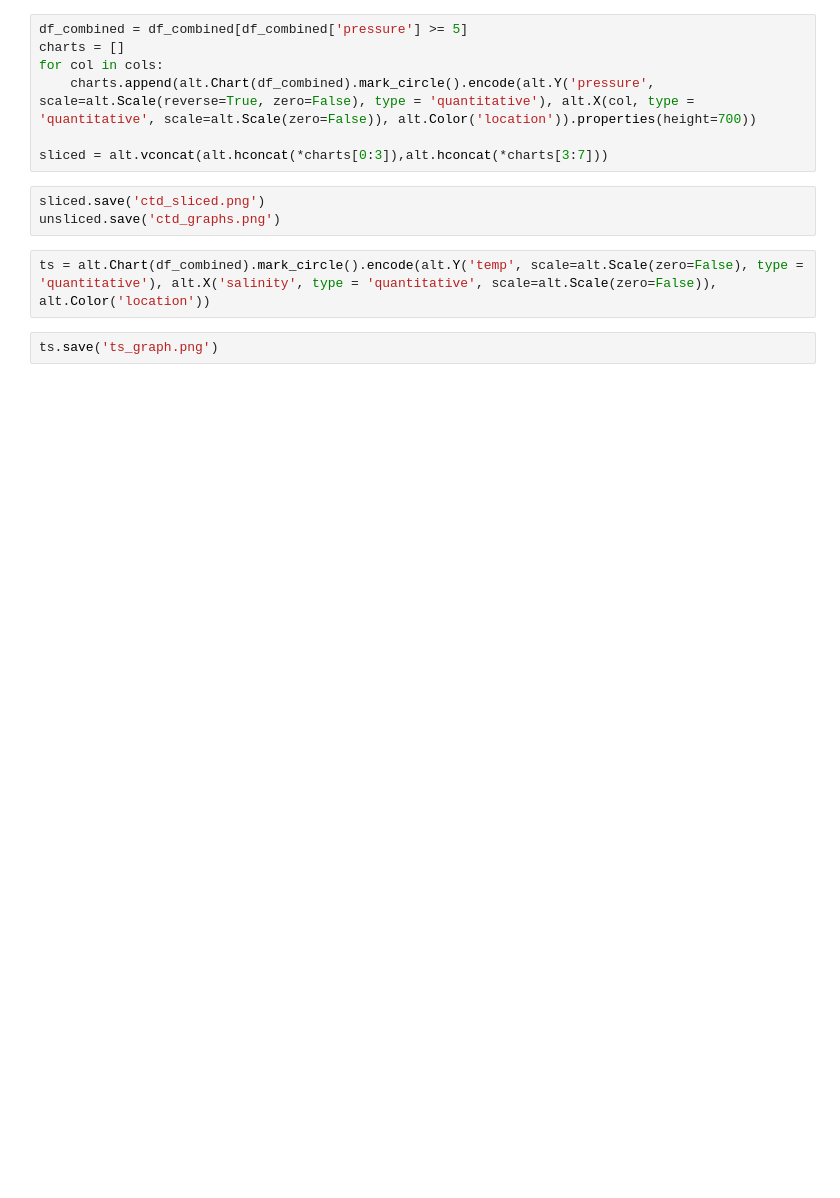
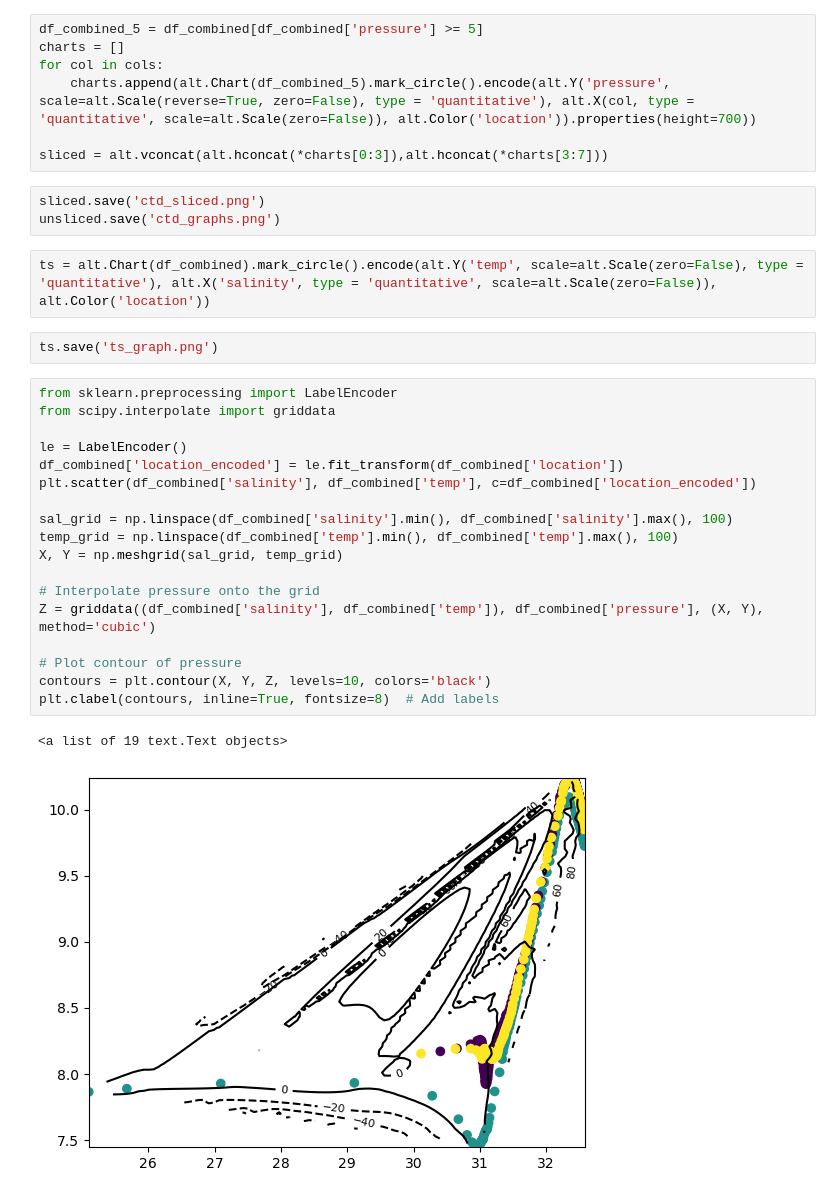
Before and after one commit to hirnas/e473fp, a Jupyter notebook: code/main.ipynb, the cells around one changed output. Saved outputs shown, nothing was run; the diff lists cells and outputs as text; blank space fills up the shorter version.

```diff
--- a/code/main.ipynb
+++ b/code/main.ipynb
@@ -55,10 +55,10 @@ for col in cols:
 
 unsliced = alt.vconcat(alt.hconcat(*charts[0:3]),alt.hconcat(*charts[3:7]))
 # %%
-df_combined = df_combined[df_combined['pressure'] >= 5]
+df_combined_5 = df_combined[df_combined['pressure'] >= 5]
 charts = []
 for col in cols:
-    charts.append(alt.Chart(df_combined).mark_circle().encode(alt.Y('pressure', scale=alt.Scale(reverse=True, zero=False), type = 'quantitative'), alt.X(col, type = 'quantitative', scale=alt.Scale(zero=False)), alt.Color('location')).properties(height=700))
+    charts.append(alt.Chart(df_combined_5).mark_circle().encode(alt.Y('pressure', scale=alt.Scale(reverse=True, zero=False), type = 'quantitative'), alt.X(col, type = 'quantitative', scale=alt.Scale(zero=False)), alt.Color('location')).properties(height=700))
 
 sliced = alt.vconcat(alt.hconcat(*charts[0:3]),alt.hconcat(*charts[3:7]))
 # %%
@@ -68,3 +68,24 @@ unsliced.save('ctd_graphs.png')
 ts = alt.Chart(df_combined).mark_circle().encode(alt.Y('temp', scale=alt.Scale(zero=False), type = 'quantitative'), alt.X('salinity', type = 'quantitative', scale=alt.Scale(zero=False)), alt.Color('location'))
 # %%
 ts.save('ts_graph.png')
+# %%
+from sklearn.preprocessing import LabelEncoder
+from scipy.interpolate import griddata
+
+le = LabelEncoder()
+df_combined['location_encoded'] = le.fit_transform(df_combined['location'])
+plt.scatter(df_combined['salinity'], df_combined['temp'], c=df_combined['location_encoded'])
+
+sal_grid = np.linspace(df_combined['salinity'].min(), df_combined['salinity'].max(), 100)
+temp_grid = np.linspace(df_combined['temp'].min(), df_combined['temp'].max(), 100)
+X, Y = np.meshgrid(sal_grid, temp_grid)
+
+# Interpolate pressure onto the grid
+Z = griddata((df_combined['salinity'], df_combined['temp']), df_combined['pressure'], (X, Y), method='cubic')
+
+# Plot contour of pressure
+contours = plt.contour(X, Y, Z, levels=10, colors='black')
+plt.clabel(contours, inline=True, fontsize=8)  # Add labels
+# %% [output]
+<a list of 19 text.Text objects>
+[figure, added]
```
Also changed, not shown: parts of 1 cell of this notebook, 2 other files.
